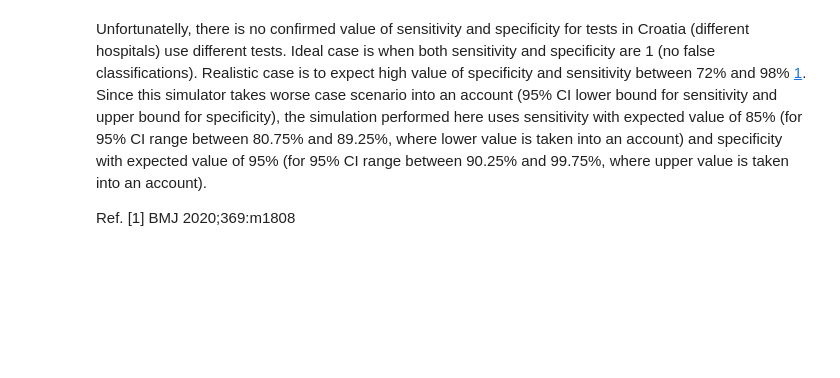
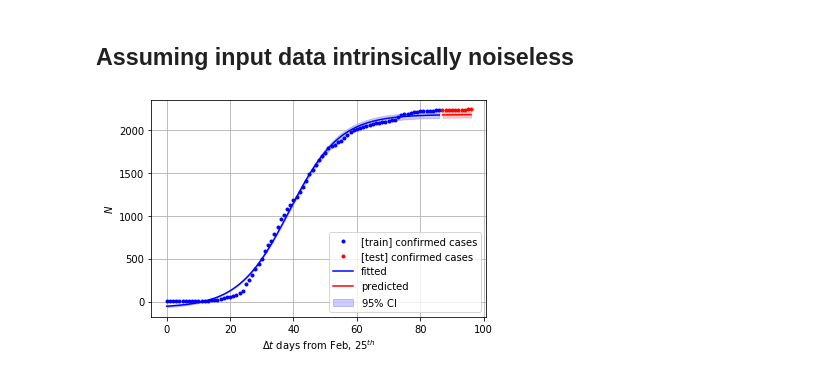
Before and after one commit to akapet00/coropy, a Jupyter notebook: sandbox/02-Second-Wave-Curve-Fitting.ipynb, the cells around one changed output. Saved outputs shown, nothing was run; the diff lists cells and outputs as text; code cells hidden in the pictures; blank space fills up the shorter version.

```diff
--- a/sandbox/02-Second-Wave-Curve-Fitting.ipynb
+++ b/sandbox/02-Second-Wave-Curve-Fitting.ipynb
@@ -32,5 +37,0 @@ df = pd.DataFrame({
-# %% [markdown]
-Unfortunatelly, there is no confirmed value of sensitivity and specificity for tests in Croatia (different hospitals) use different tests. Ideal case is when both sensitivity and specificity are 1 (no false classifications). Realistic case is to expect high value of specificity and sensitivity between 72% and 98% [1](https://www.bmj.com/content/bmj/369/bmj.m1808.full.pdf). Since this simulator takes worse case scenario into an account (95% CI lower bound for sensitivity and upper bound for specificity), the simulation performed here uses sensitivity with expected value of 85% (for 95% CI range between 80.75% and 89.25%, where lower value is taken into an  account) and specificity with expected value of 95% (for 95% CI range between 90.25% and 99.75%, where upper value is taken into an account).
-
-Ref.
-[1] BMJ 2020;369:m1808
@@ -53,0 +38,39 @@ pcr_spec = 0.95
+# %% [markdown]
+## Assuming input data intrinsically noiseless
+# %%
+cumulative_positive = df_critical.confirmed_cases.values
+daily_positive = np.concatenate((np.array([cumulative_positive[0]]), np.diff(cumulative_positive)))
+cumulative_removed = df_critical.recovered_cases.values + df_critical.death_cases.values
+daily_tests = df_critical.daily_tests.values
+
+days_to_predict = 10
+y_train, y_test = cumulative_positive[:-days_to_predict], cumulative_positive[-days_to_predict:]
+
+# instantiate a model
+model = GrowthCOVIDModel('logistic', normalize=True, calc_ci=True)
+
+# train a model
+model.fit(y_train)
+
+# obtain fitted values
+x_fitted, y_fitted = model.get_fitted
+
+# obtain predictions
+x_predicted, y_predicted = model.predict(days_to_predict)
+
+# visualize
+fig, ax = plt.subplots()
+ax.plot(x_fitted, y_train, 'b.', label='[train] confirmed cases')
+ax.plot(x_predicted, y_test, 'r.', label='[test] confirmed cases')
+ax.plot(x_fitted, y_fitted[1], 'b-', label='fitted')
+ax.fill_between(x_fitted, y_fitted[0], y_fitted[2], color='b', alpha=0.2, label='$95\%$ CI')
+ax.plot(x_predicted, y_predicted[1], 'r-', label='predicted')
+ax.fill_between(x_predicted, y_predicted[0], y_predicted[2], color='r', alpha=0.2)
+
+ax.set_xlabel('$\Delta t$ days from Feb, $25^{th}$')
+ax.set_ylabel('$N$')
+ax.legend()
+ax.grid()
+plt.show()
+# %% [output]
+[figure, added]
```
Also changed, not shown: parts of 15 cells of this notebook, 2 other files.
